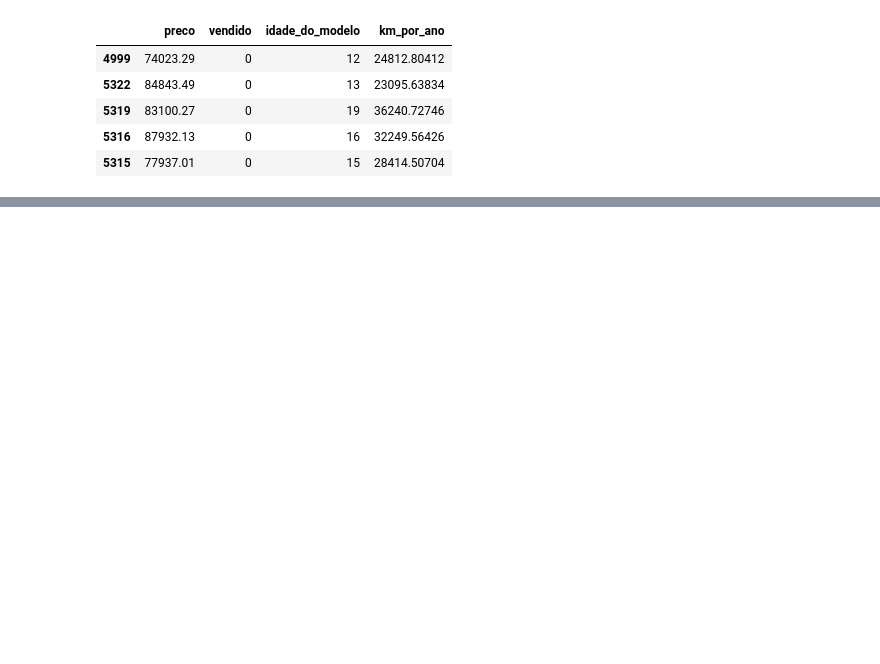
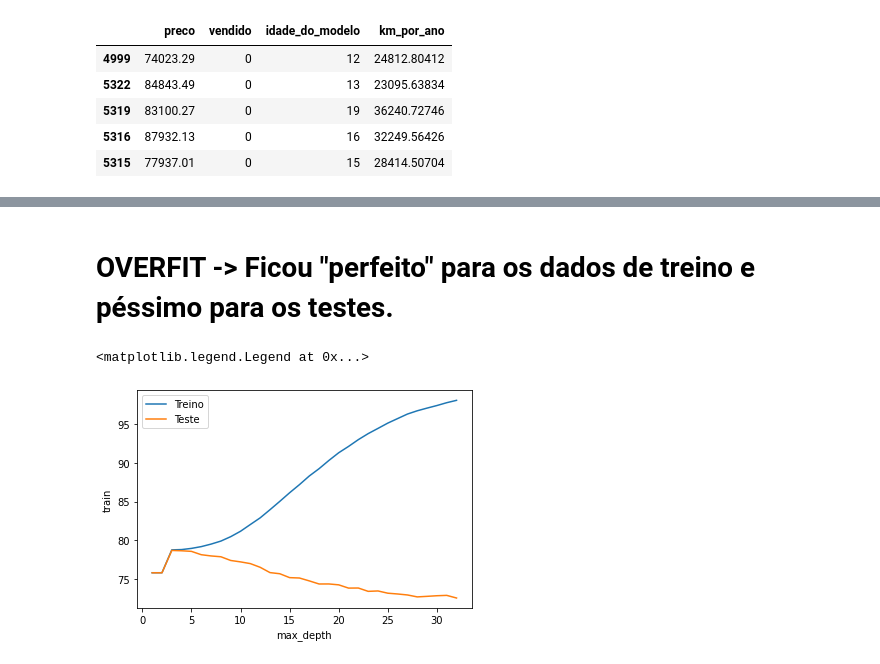
Before and after one commit to OseiasBeu/Data-Science, a Jupyter notebook: ValidandoModelos/Introdução_a_Machine_Learning_Otimização.ipynb, the cells around one changed output, grey strips where cells are left out. Cells and saved outputs as stored; diff of their text form; code cells hidden in the pictures; blank space fills up the shorter version.

Commit message:
Verificando Hiperparâmetros e overfit

```diff
--- a/ValidandoModelos/Introdução_a_Machine_Learning_Otimização.ipynb
+++ b/ValidandoModelos/Introdução_a_Machine_Learning_Otimização.ipynb
@@ -3,6 +25,6 @@
 # %%
 import pandas as pd
-
-uri = "https://gist.githubusercontent.com/guilhermesilveira/e99a526b2e7ccc6c3b70f53db43a87d2/raw/1605fc74aa778066bf2e6695e24d53cf65f2f447/machine-learning-carros-simulacao.csv"
+import numpy as np
+uri = "https://raw.githubusercontent.com/OseiasBeu/Data-Science/master/DataSets/machine-learning-carros-simulacao.csv"
 dados = pd.read_csv(uri).drop(columns=["Unnamed: 0"], axis=1)
 dados.head()
@@ -89,0 +217,16 @@ imprime_resultados(results)
+# %%
+from sklearn.model_selection import GroupKFold
+
+def roda_arvore_de_decisao(max_depth):
+  SEED = 301
+  np.random.seed(SEED)
+
+  cv = GroupKFold(n_splits = 10)
+  modelo = DecisionTreeClassifier(max_depth=max_depth)
+  results = cross_validate(modelo, x_azar, y_azar, cv = cv, groups = dados.modelo, return_train_score=True)
+  print("Arvore max_depth = %d, treino = %.2f, teste = %.2f," % (max_depth, results['train_score'].mean() * 100, results['test_score'].mean() * 100))
+
+
+
+for i in range (1, 33):
+      roda_arvore_de_decisao(i)
@@ -89,0 +251,19 @@ imprime_resultados(results)
+# %%
+from sklearn.model_selection import GroupKFold
+
+def roda_arvore_de_decisao(max_depth):
+  SEED = 301
+  np.random.seed(SEED)
+
+  cv = GroupKFold(n_splits = 10)
+  modelo = DecisionTreeClassifier(max_depth=max_depth)
+  results = cross_validate(modelo, x_azar, y_azar, cv = cv, groups = dados.modelo, return_train_score=True)
+  train_score = results['train_score'].mean() * 100
+  test_score = results['test_score'].mean() * 100
+  # print("Arvore max_depth = %d, treino = %.2f, teste = %.2f" % (max_depth, results['train_score'].mean() * 100, results['test_score'].mean() * 100))
+  tabela = [max_depth, train_score, test_score]
+  return tabela
+
+resultados = [roda_arvore_de_decisao(i) for i in range (1, 33)]
+resultados = pd.DataFrame(resultados, columns = ["max_depth", "train", "test"])
+resultados.head()
@@ -89,0 +277,11 @@ imprime_resultados(results)
+# %% [markdown]
+# OVERFIT -> Ficou "perfeito" para os dados de treino e péssimo para os testes.
+# %%
+import matplotlib.pyplot as plt
+
+sns.lineplot(x = "max_depth", y = "train", data = resultados)
+sns.lineplot(x = "max_depth", y = "test", data = resultados)
+plt.legend(["Treino", "Teste"])
+# %% [output]
+<matplotlib.legend.Legend at 0x...>
+[figure, added]
```
Also changed, not shown: parts of 15 cells of this notebook.
